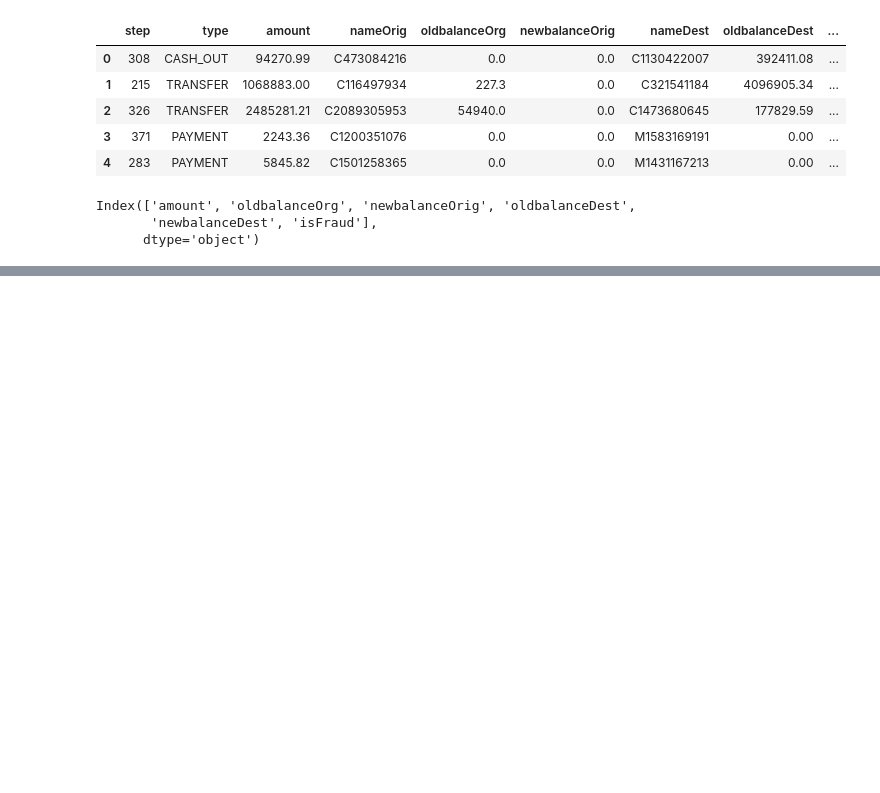
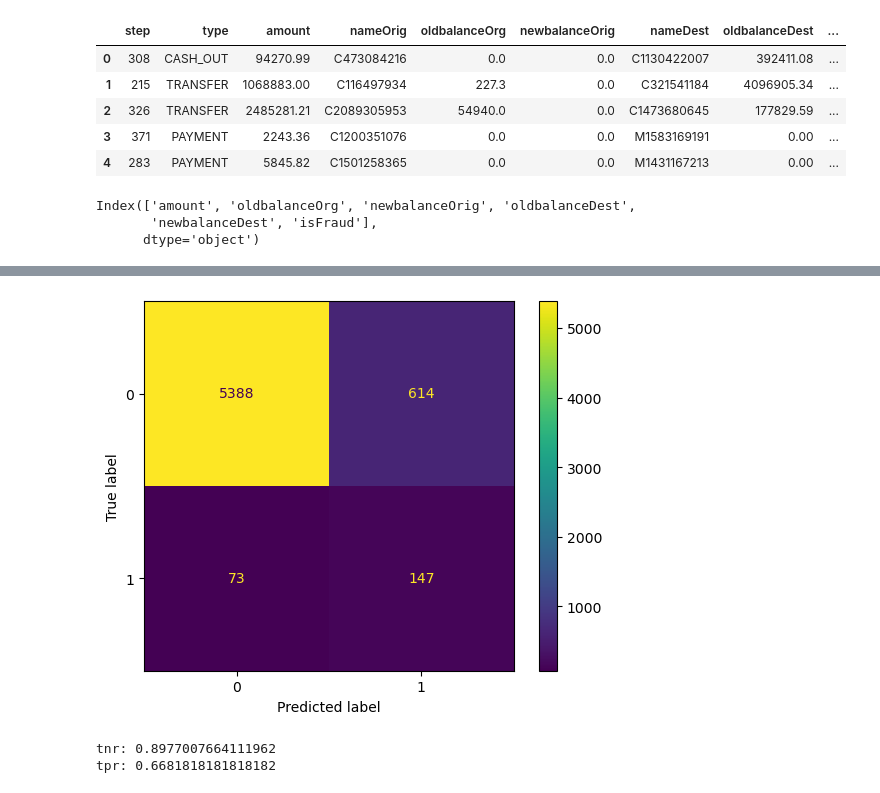
Before and after one commit to mskar/AnomalyDetection, a Jupyter notebook: Part 3-4/anomaly-detection-part-3-4-code.ipynb, the cells around one changed output, grey strips where cells are left out. Cells and saved outputs as stored; diff of their text form; code cells hidden in the pictures; blank space fills up the shorter version.

```diff
--- a/Part 3-4/anomaly-detection-part-3-4-code.ipynb
+++ b/Part 3-4/anomaly-detection-part-3-4-code.ipynb
@@ -68,7 +68,7 @@ train, test = train_test_split(paysim, test_size=.30, random_state=42)
 non_fraud = train[train['isFraud'] == 0]
 fraud = train[train['isFraud'] == 1]
 non_fraud = non_fraud.drop('isFraud', axis=1)
-concat_df = pd.concat([test, fraud])
+test = pd.concat([test, fraud])
 # %%
 actual_test = test['isFraud']
 # %%
@@ -92,0 +104,7 @@ fraud_pred[fraud_pred == -1] = 1
+# %%
+#=================================================-
+#### Slide 32: Test predictions  ####
+
+fraud_pred = lof.predict(test.iloc[:,:-1])
+fraud_pred = pd.Series(fraud_pred).map({1: 0, -1: 1})
+fraud_pred
@@ -93,9 +124,16 @@ fraud_pred[fraud_pred == -1] = 1
+# %%
+cmd = metrics.ConfusionMatrixDisplay.from_predictions(actual_test, fraud_pred);
+(tn, fp), (fn, tp) = cmd.confusion_matrix
+# %% [output]
+[figure, added]
 # %%
 #================================================= -
 #### Slide 33: Find TPR and TNR  ####
 
-tn, fp, fn, tp = confusion_matrix(actual_test, fraud_pred).ravel()
 non_fraud_eval = tn / (tn + fp)
-print(non_fraud_eval)
+print("tnr:", non_fraud_eval)
 fraud_eval = tp / (tp + fn)
-print(fraud_eval)
+print("tpr:",fraud_eval)
+# %% [output]
+tnr: 0.8977007664111962
+tpr: 0.6681818181818182
```
Also changed, not shown: parts of 33 cells of this notebook, 1 other file.
